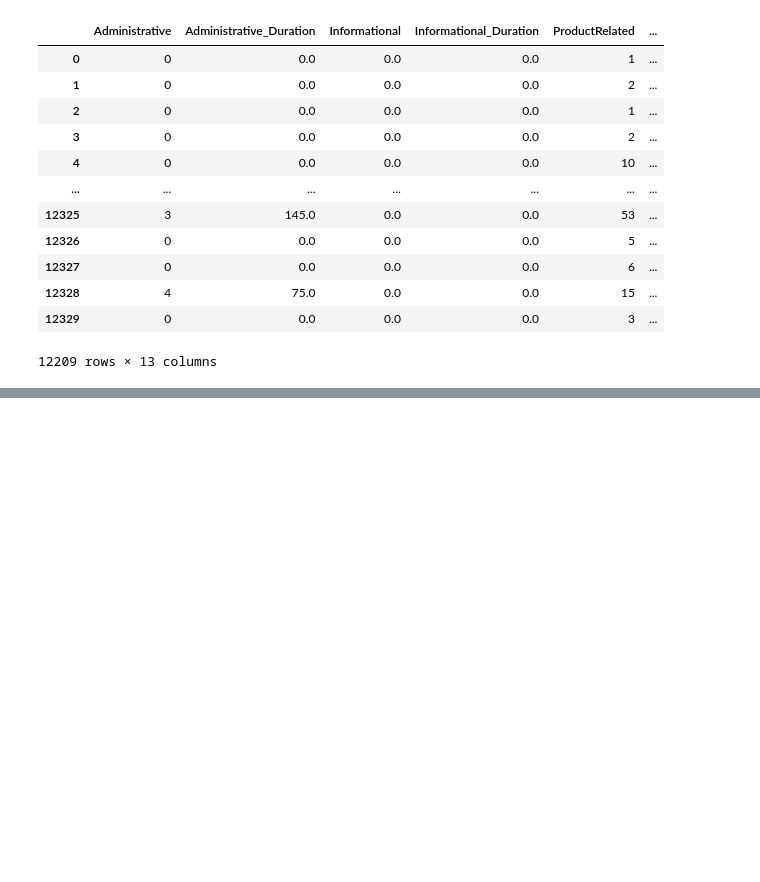
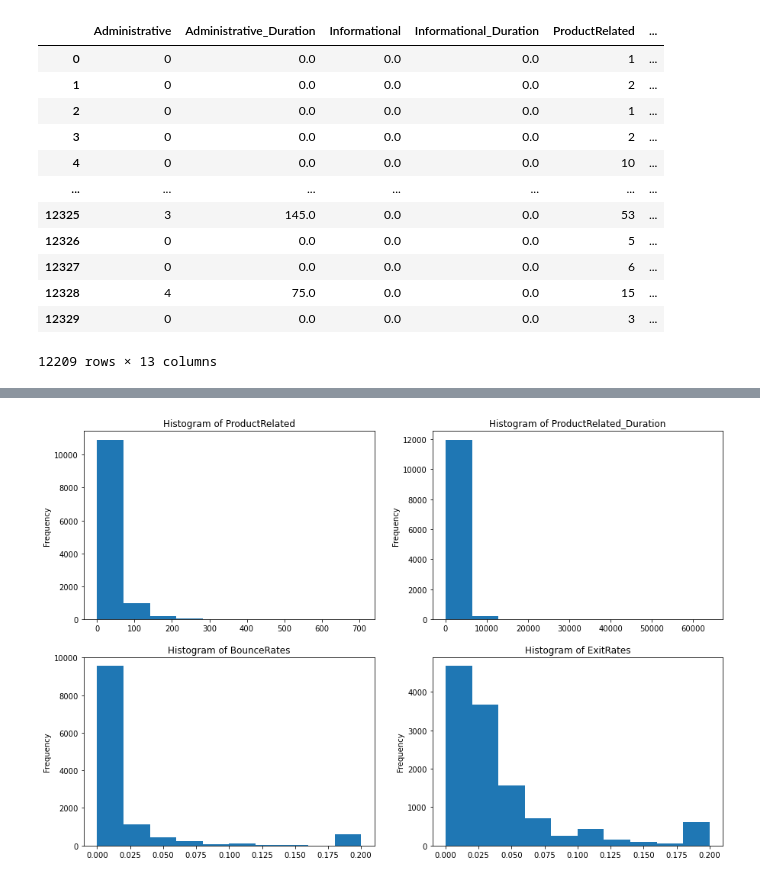
Before and after one commit to justinm329/E_Commerce-, a Jupyter notebook: Untitled.ipynb, the cells around one changed output, grey strips where cells are left out. Drawn from its saved outputs; the diff is of its cells as text; code cells hidden in the pictures; blank space fills up the shorter version.

```diff
--- a/Untitled.ipynb
+++ b/Untitled.ipynb
@@ -234,0 +254,26 @@ Name: Revenue, dtype: int64
+# %%
+fig= plt.figure(figsize = (15,10))
+
+plt.subplot(2,2,1)
+plt.hist(clean_df['ProductRelated'])
+plt.ylabel("Frequency")
+plt.title("Histogram of ProductRelated")
+
+plt.subplot(2,2,2)
+plt.hist(clean_df['ProductRelated_Duration'])
+plt.ylabel("Frequency")
+plt.title("Histogram of ProductRelated_Duration")
+
+plt.subplot(2,2,3)
+plt.hist(clean_df['BounceRates'])
+plt.ylabel("Frequency")
+plt.title("Histogram of BounceRates")
+
+plt.subplot(2,2,4)
+plt.hist(clean_df['ExitRates'])
+plt.ylabel("Frequency")
+plt.title("Histogram of ExitRates");
+
+plt.show()
+# %% [output]
+[figure, added]
```
Also changed, not shown: parts of 24 cells of this notebook, 2 other files.
